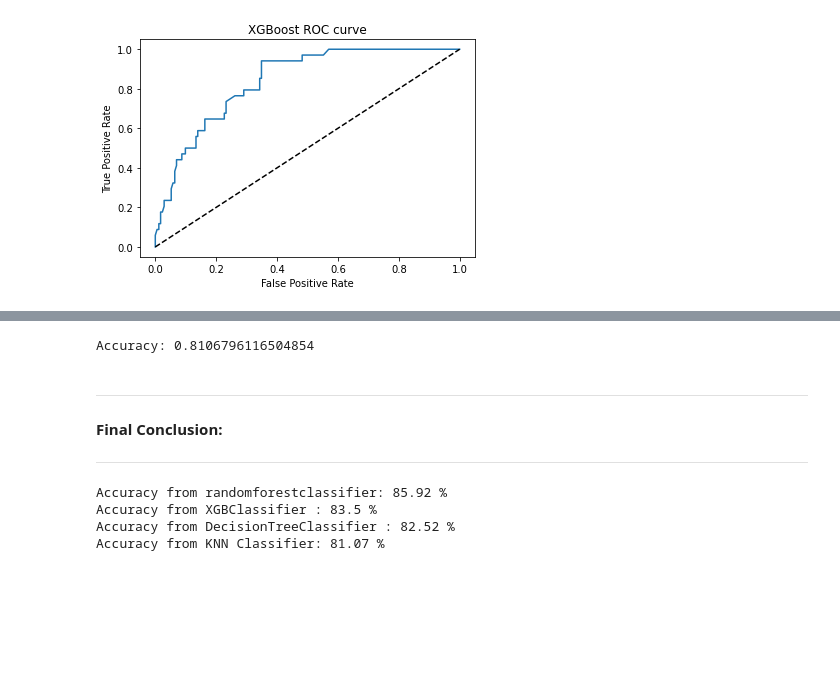
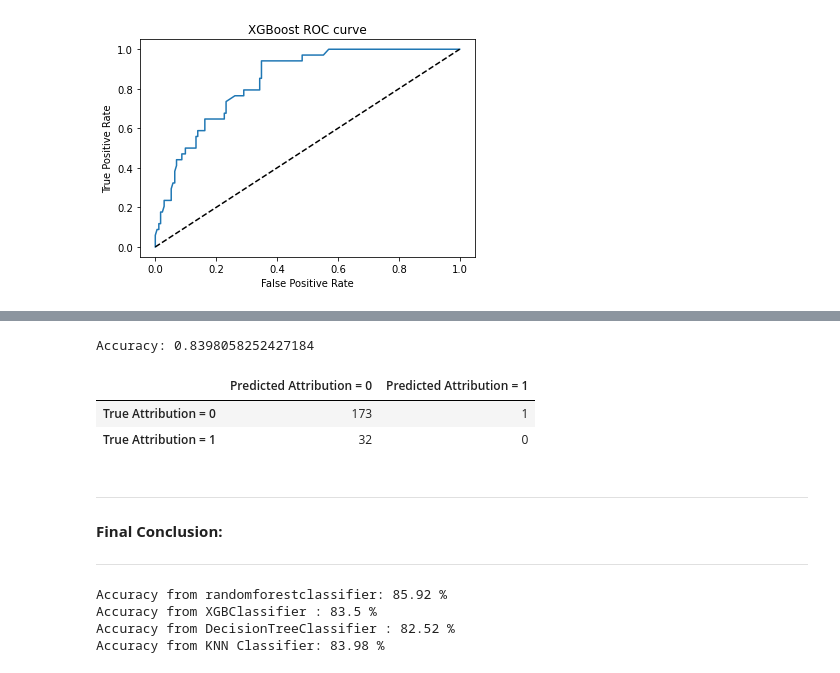
Before and after one commit to sreyadhar/Python-Programming, a Jupyter notebook: ML_L1_Assignment.ipynb, the cells around one changed output, grey strips where cells are left out. Cells and saved outputs as stored; diff of their text form; code cells hidden in the pictures; blank space fills up the shorter version.

```diff
--- a/ML_L1_Assignment.ipynb
+++ b/ML_L1_Assignment.ipynb
@@ -441,28 +378,36 @@ Image(graph.create_png())
 # %%
 # Import train_test_split function
 from sklearn.model_selection import train_test_split
 
 # Split dataset into training set and test set
 Xknn_train, Xknn_test, yknn_train, yknn_test = train_test_split(X_rfc, y_rfc, test_size=0.2) # 80% training and 20% test
 
 #Import knearest neighbors Classifier model
 from sklearn.neighbors import KNeighborsClassifier
 
 #Create KNN Classifier
-knn = KNeighborsClassifier(n_neighbors=7)
+knn = KNeighborsClassifier(n_neighbors=10)
 
 #Train the model using the training sets
 knn.fit(Xknn_train, yknn_train)
 
 #Predict the response for test dataset
 yknn_pred = knn.predict(Xknn_test)
 
 #Import scikit-learn metrics module for accuracy calculation
 from sklearn import metrics
 # Model Accuracy
 print("Accuracy:",metrics.accuracy_score(yknn_test, yknn_pred))
+pd.DataFrame(
+    confusion_matrix(yknn_test, yknn_pred),
+    columns=['Predicted Attribution = 0', 'Predicted Attribution = 1'],
+    index=['True Attribution = 0', 'True Attribution = 1']
+)
 # %% [output]
-Accuracy: 0.8106796116504854
+Accuracy: 0.8398058252427184
+|  | Predicted Attribution = 0 | Predicted Attribution = 1 |
+| True Attribution = 0 | 173 | 1 |
+| True Attribution = 1 | 32 | 0 |
 # %% [markdown]
 ____________________________________________________________________________________________________
 **Final Conclusion:**
@@ -476,4 +421,4 @@ print("Accuracy from KNN Classifier:", np.round(metrics.accuracy_score(yknn_test
 Accuracy from randomforestclassifier: 85.92 %
 Accuracy from XGBClassifier : 83.5 %
 Accuracy from DecisionTreeClassifier : 82.52 %
-Accuracy from KNN Classifier: 81.07 %
+Accuracy from KNN Classifier: 83.98 %
```
Also changed, not shown: parts of 11 cells of this notebook.
